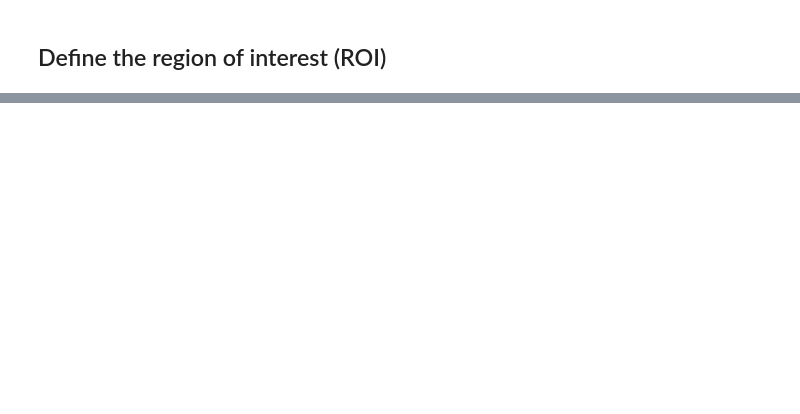
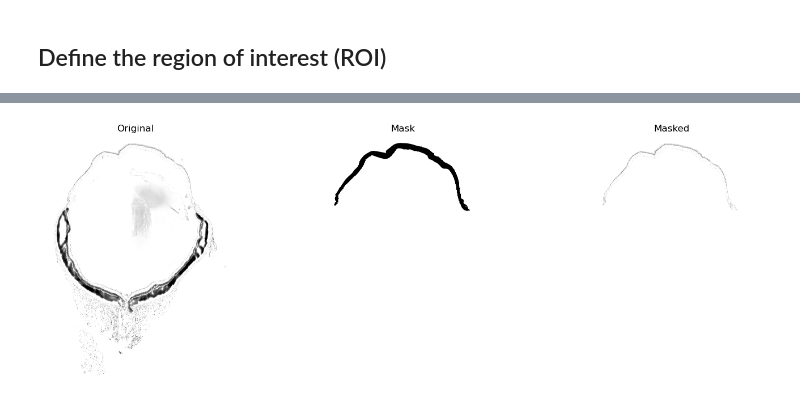
Before and after one commit to xiwang3236/SpatialOmics_cellpose, a Jupyter notebook: resegmentation_pipeline.ipynb, the cells around one changed output, grey strips where cells are left out. Drawn from its saved outputs; the diff is of its cells as text; code cells hidden in the pictures; blank space fills up the shorter version.

```diff
--- a/resegmentation_pipeline.ipynb
+++ b/resegmentation_pipeline.ipynb
@@ -45,3 +49,10 @@ plot_roi(ROI_filepath)
 # %%
-masked_image, mask = create_masked_image(image_chanel_0, x_coords, y_coords, pixelsize)
-visualize_masking(image_chanel_0, mask, masked_image)
+mask, masked_img_0 = mask_polygon_from_tif(
+    fullres_chanel_0,
+    x_coords, y_coords,
+    scalefactors,
+    level=0,
+    plot=True
+)
+# %% [output]
+[figure, added]
```
Also changed, not shown: parts of 6 cells of this notebook, 2 other files.
